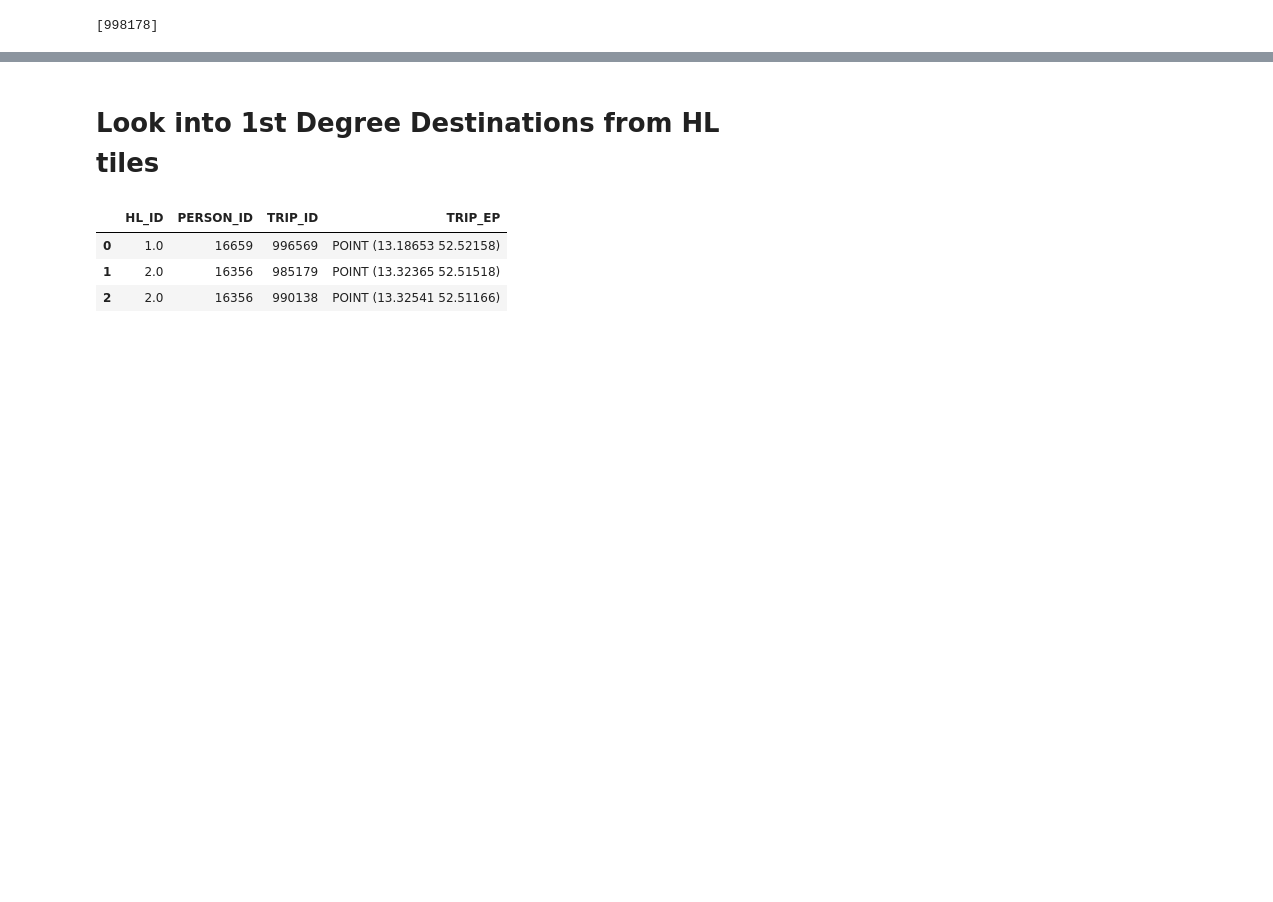
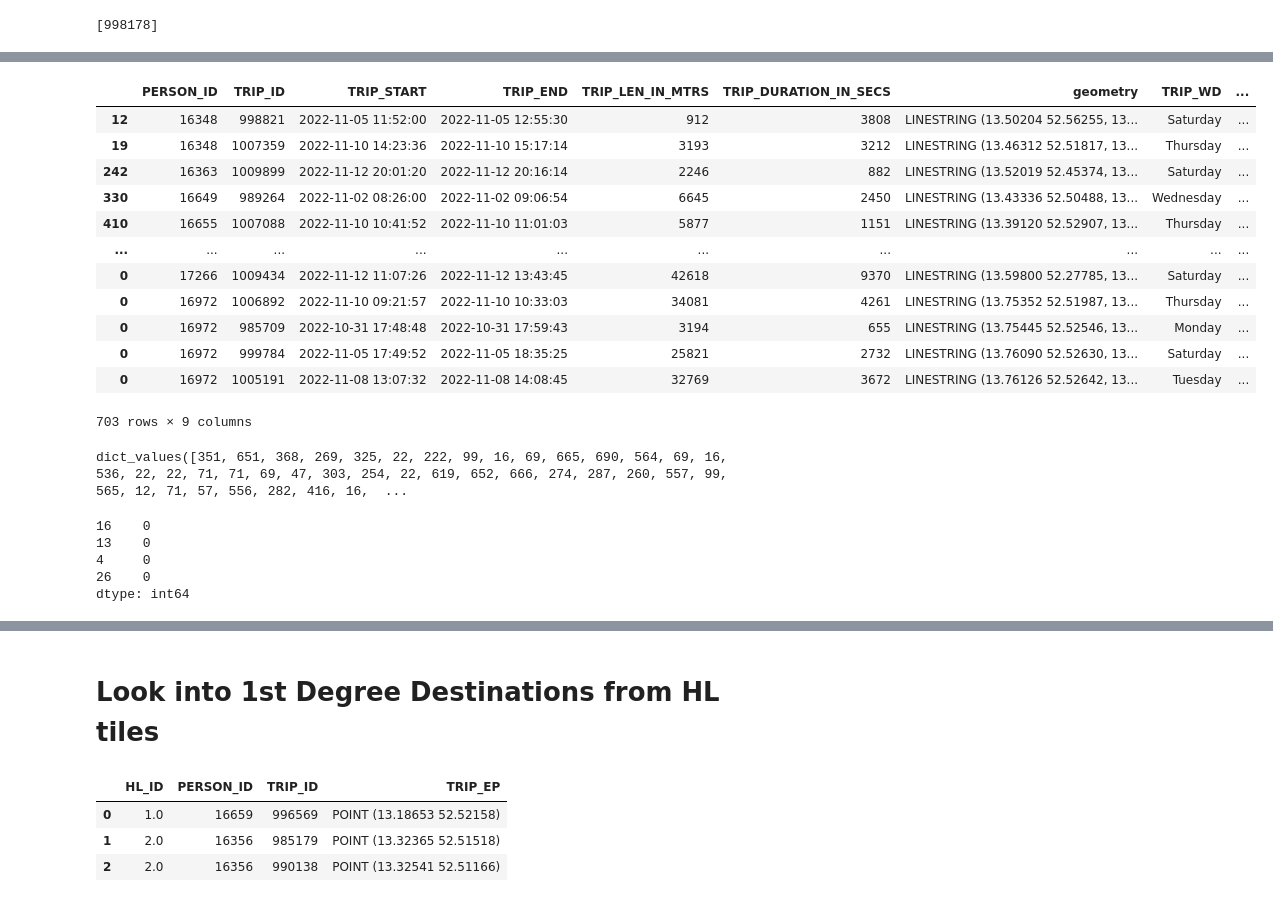
Before and after one commit to benediktstroebl/Master-Thesis, a Jupyter notebook: preprocessing.ipynb, the cells around one changed output, grey strips where cells are left out. Cells and saved outputs as stored; diff of their text form; code cells hidden in the pictures; blank space fills up the shorter version.

```diff
--- a/preprocessing.ipynb
+++ b/preprocessing.ipynb
@@ -490,13 +460,21 @@ trip_chains = [getTripChain(trip, chain=[]) for trip in gdf_sp.TRIP_ID]
 # Sort for longest chain first
 trip_chains.sort(key = len, reverse = True)
 
+# Create dictionary to store mappings for evaluation
+trip_concat_dict = {}
+
 covered_trips = []
 merged_trips_gdf = []
 for chain in trip_chains:
     # Check if any of the trips in the current chain has already been merged as part of another chain
+    # Since we start with the longest chain and iterate through descending sorted list, we only retain the complete chains
     if set(chain).intersection(set(covered_trips)):
         continue
 
+    # add trip chain to dict for evaluation later
+    trip_concat_dict[chain[0]] = chain[1:]
+
+    # add all trip ids part of current chain to list so that every trip is only contained in longest chain of it
     covered_trips += chain
 
     trips = raw_full_trip_gdf.query("TRIP_ID in @chain").sort_values("TRIP_START")
@@ -509,9 +487,11 @@ for chain in trip_chains:
     trips['TRIP_END'] = trips['TRIP_END'].apply(lambda x: max(x))
     trips['TRIP_LEN_IN_MTRS'] = trips['TRIP_LEN_IN_MTRS'].apply(lambda x: sum(x))
     trips['TRIP_DURATION_IN_SECS'] = trips['TRIP_DURATION_IN_SECS'].apply(lambda x: sum(x))
-    trips['TRIP_WD'] = trips['TRIP_WD'].apply(lambda x: x[0])
-    trips['TRIP_DATE'] = trips['TRIP_DATE'].apply(lambda x: x[0])
-    trips['TRIP_ID'] = trips['TRIP_ID'].apply(lambda x: x[0])
+    trips['TRIP_WD'] = trips['TRIP_WD'].apply(lambda x: x[0]) # see below
+    trips['TRIP_DATE'] = trips['TRIP_DATE'].apply(lambda x: x[0]) # see below
+    trips['TRIP_ID'] = trips['TRIP_ID'].apply(lambda x: x[0]) # assign trip_id of first trip in chain to concatenated trip
+
+    # Note: Here we are assigning the PERSON_ID of the first trip to the concatenated trip. This of course can be erroneous if the concatenation itself is wrong
     trips['PERSON_ID'] = trips['PERSON_ID'].apply(lambda x: x[0])
     trips = trips.drop('geometry', axis=1)
 
@@ -520,3 +500,5 @@ for chain in trip_chains:
     merged_trips_gdf.append(trips)
 
 trip_merged_gdf = pd.concat(merged_trips_gdf)
+
+print(f"Number of trips that were matched at least once: {len(set(covered_trips))}")
@@ -582,0 +507,20 @@ gdf_sp
+# %%
+# Concatenate all trips that were unmerged with the merged trips into a new gdf
+unmerged_trips = full_trip_gdf.query("TRIP_ID not in @covered_trips")
+full_trips_concat_gdf = pd.concat([unmerged_trips, trip_merged_gdf])
+# %%
+full_trips_concat_gdf
+# %% [output]
+|  | PERSON_ID | TRIP_ID | TRIP_START | TRIP_END | TRIP_LEN_IN_MTRS | TRIP_DURATION_IN_SECS | geometry | TRIP_WD | ... |
+| 12 | 16348 | 998821 | 2022-11-05 11:52:00 | 2022-11-05 12:55:30 | 912 | 3808 | LINESTRING (13.50204 52.56255, 13... | Saturday | ... |
+| 19 | 16348 | 1007359 | 2022-11-10 14:23:36 | 2022-11-10 15:17:14 | 3193 | 3212 | LINESTRING (13.46312 52.51817, 13... | Thursday | ... |
+| 242 | 16363 | 1009899 | 2022-11-12 20:01:20 | 2022-11-12 20:16:14 | 2246 | 882 | LINESTRING (13.52019 52.45374, 13... | Saturday | ... |
+| 330 | 16649 | 989264 | 2022-11-02 08:26:00 | 2022-11-02 09:06:54 | 6645 | 2450 | LINESTRING (13.43336 52.50488, 13... | Wednesday | ... |
+| 410 | 16655 | 1007088 | 2022-11-10 10:41:52 | 2022-11-10 11:01:03 | 5877 | 1151 | LINESTRING (13.39120 52.52907, 13... | Thursday | ... |
+| ... | ... | ... | ... | ... | ... | ... | ... | ... | ... |
+| 0 | 17266 | 1009434 | 2022-11-12 11:07:26 | 2022-11-12 13:43:45 | 42618 | 9370 | LINESTRING (13.59800 52.27785, 13... | Saturday | ... |
+| 0 | 16972 | 1006892 | 2022-11-10 09:21:57 | 2022-11-10 10:33:03 | 34081 | 4261 | LINESTRING (13.75352 52.51987, 13... | Thursday | ... |
+| 0 | 16972 | 985709 | 2022-10-31 17:48:48 | 2022-10-31 17:59:43 | 3194 | 655 | LINESTRING (13.75445 52.52546, 13... | Monday | ... |
+| 0 | 16972 | 999784 | 2022-11-05 17:49:52 | 2022-11-05 18:35:25 | 25821 | 2732 | LINESTRING (13.76090 52.52630, 13... | Saturday | ... |
+| 0 | 16972 | 1005191 | 2022-11-08 13:07:32 | 2022-11-08 14:08:45 | 32769 | 3672 | LINESTRING (13.76126 52.52642, 13... | Tuesday | ... |
+703 rows × 9 columns
@@ -582,0 +539,12 @@ gdf_sp
+# %%
+clustering.values()
+# %% [output]
+dict_values([351, 651, 368, 269, 325, 22, 222, 99, 16, 69, 665, 690, 564, 69, 16, 536, 22, 22, 71, 71, 69, 47, 303, 254, 22, 619, 652, 666, 274, 287, 260, 557, 99, 565, 12, 71, 57, 556, 282, 416, 16,  ...
+# %%
+ground_truth[:4]
+# %% [output]
+16    0
+13    0
+4     0
+26    0
+dtype: int64
```
Also changed, not shown: parts of 40 cells of this notebook.
